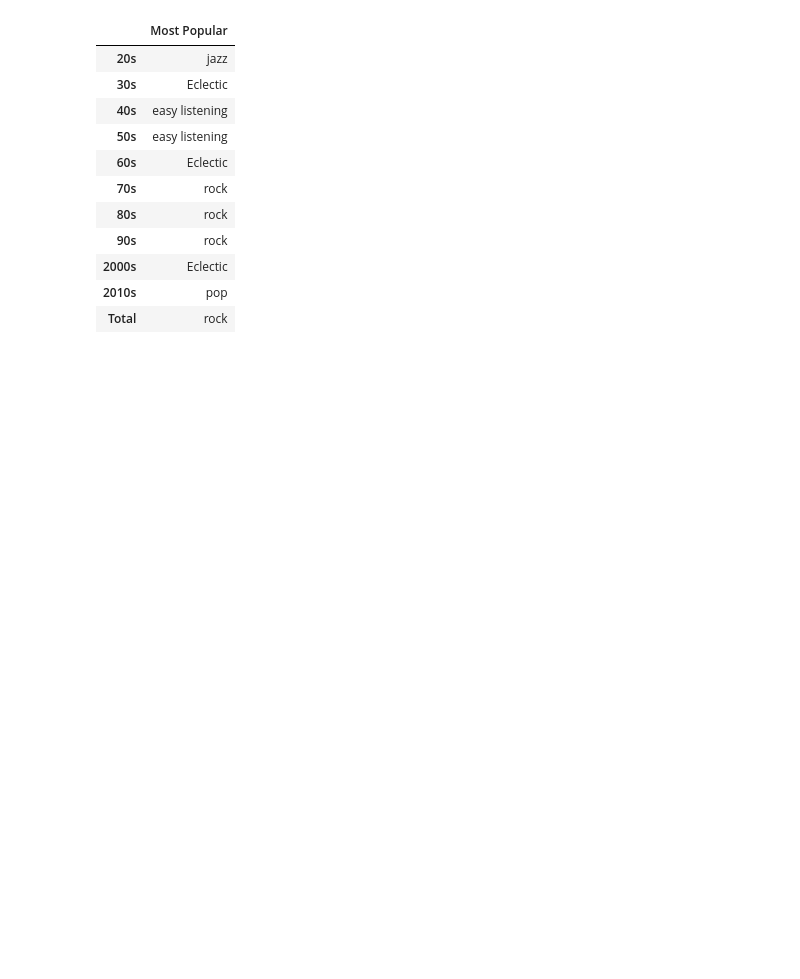
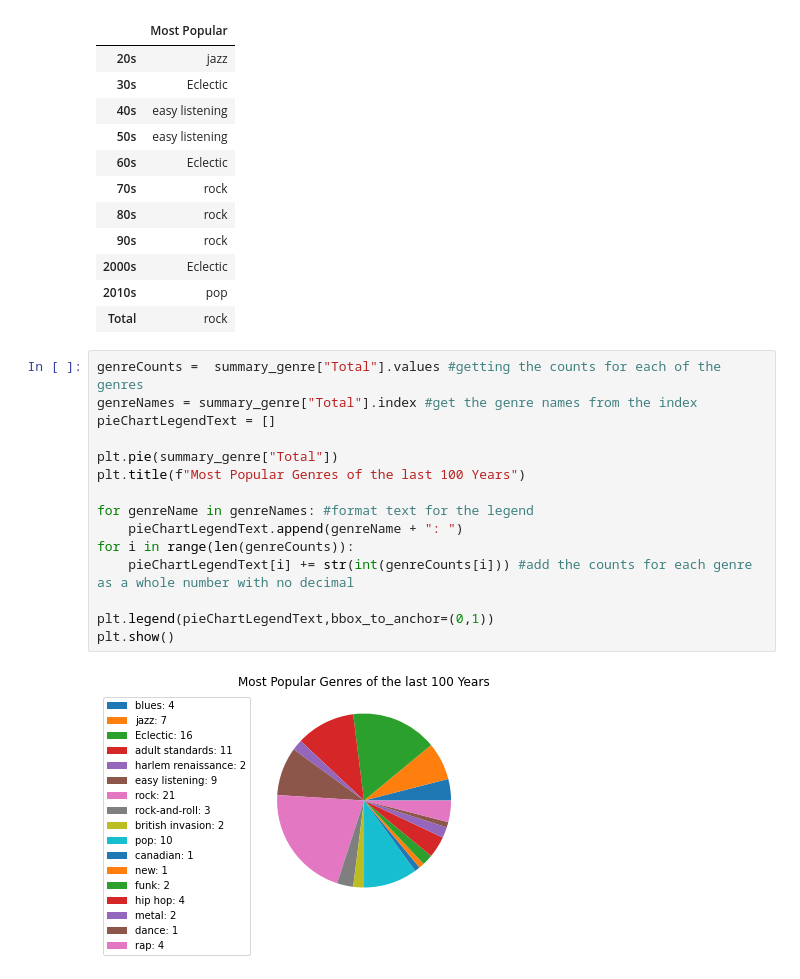
Before and after one commit to GND95/Project_1, a Jupyter notebook: genre.ipynb, the cells around one changed output. Drawn from its saved outputs; the diff is of its cells as text; blank space fills up the shorter version.

Commit message:
created pie and bar charts for most popular genres over the past 100 years.

```diff
--- a/genre.ipynb
+++ b/genre.ipynb
@@ -423,3 +423,20 @@ The most popular genre from the last 100 years is rock.
 | 2000s | Eclectic |
 | 2010s | pop |
 | Total | rock |
+# %%
+genreCounts =  summary_genre["Total"].values #getting the counts for each of the genres
+genreNames = summary_genre["Total"].index #get the genre names from the index
+pieChartLegendText = []
+
+plt.pie(summary_genre["Total"])
+plt.title(f"Most Popular Genres of the last 100 Years")
+
+for genreName in genreNames: #format text for the legend
+    pieChartLegendText.append(genreName + ": ")
+for i in range(len(genreCounts)):
+    pieChartLegendText[i] += str(int(genreCounts[i])) #add the counts for each genre as a whole number with no decimal
+
+plt.legend(pieChartLegendText,bbox_to_anchor=(0,1))
+plt.show()
+# %% [output]
+[figure, added]
```
Also changed, not shown: parts of 1 cell of this notebook.
